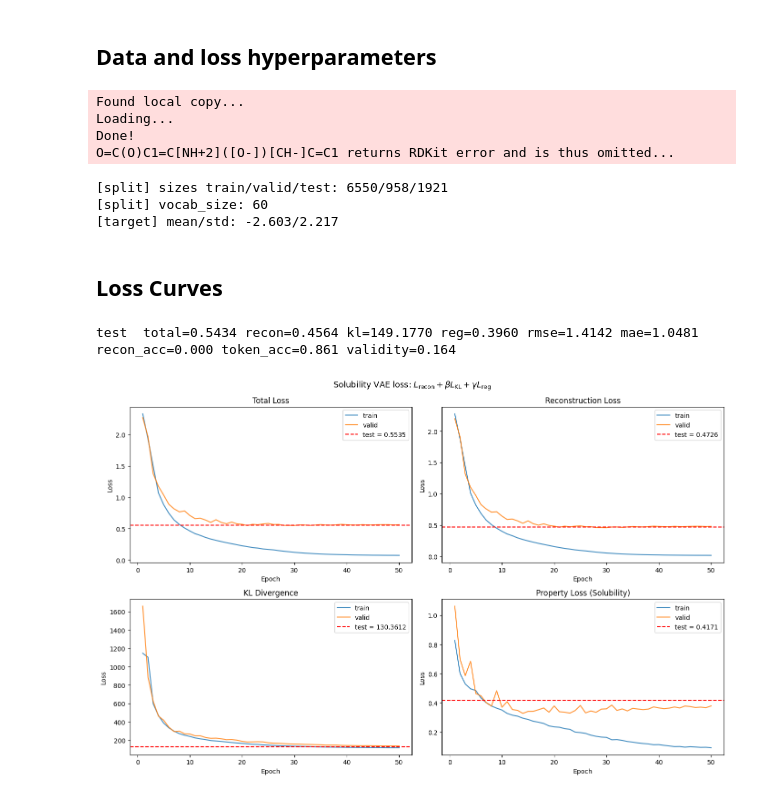
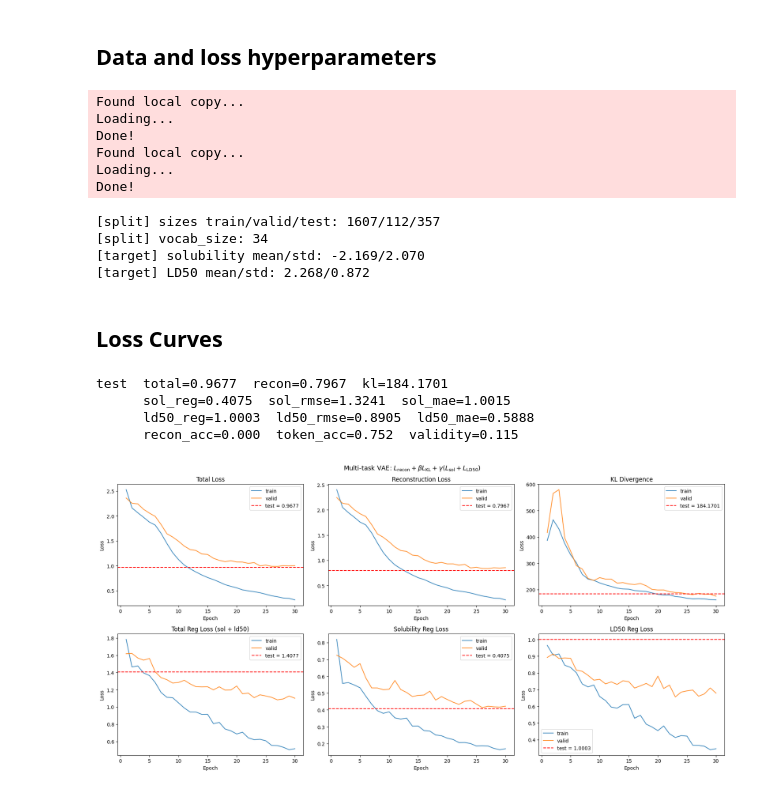
Before and after one commit to elenipsaromatis/mol-vae, a Jupyter notebook: training.ipynb, the cells around one changed output. Drawn from its saved outputs; the diff is of its cells as text; code cells hidden in the pictures.

Commit message:
update training and model files

```diff
--- a/training.ipynb
+++ b/training.ipynb
@@ -37,7 +37,7 @@ tracking uri: file:///Users/elenipsaromatis/Documents/mol-vae/notebooks/mlruns
 `MODE = "train"` retrains. `MODE = "load"` uses `LOAD_RUN_ID`.
 # %%
 MODE = "load"   # "train" or "load"
-LOAD_RUN_ID = "710f77ea270944d7804a6b54aaaa1e77"
+LOAD_RUN_ID = "604b520490aa4dfc8cd1961054095be4"
 BATCH_SIZE = 64
 # %% [markdown]
 ## Train or Load
@@ -152,24 +138,29 @@ final_beta = BETA_MAX
     char2idx,
     idx2char,
     train_labels,
-    reg_mean,
-    reg_std,
-) = build_dataloaders(batch_size=BATCH_SIZE)
+    sol_mean,
+    sol_std,
+    ld50_mean,
+    ld50_std,
+) = build_dataloaders_multitask(batch_size=BATCH_SIZE)
 # %% [output]
 Found local copy...
 Loading...
 Done!
-O=C(O)C1=C[NH+2]([O-])[CH-]C=C1 returns RDKit error and is thus omitted...
+Found local copy...
+Loading...
+Done!
-[split] sizes train/valid/test: 6550/958/1921
-[split] vocab_size: 60
-[target] mean/std: -2.603/2.217
+[split] sizes train/valid/test: 1607/112/357
+[split] vocab_size: 34
+[target] solubility mean/std: -2.169/2.070
+[target] LD50 mean/std: 2.268/0.872
 # %% [markdown]
 ## Loss Curves
 # %%
 from train import evaluate_loss
-from evaluate import evaluate, evaluate_regression
+from evaluate import evaluate, evaluate_regression, evaluate_test
 
-test_total, test_recon, test_kl, test_reg = evaluate_loss(
+test_total, test_recon, test_kl, test_reg, test_ld50 = evaluate_loss(
     model=model,
     loader=test_loader,
     beta=final_beta,
@@ -178,22 +169,28 @@ test_total, test_recon, test_kl, test_reg = evaluate_loss(
     kl_free_bits=kl_free_bits,
 )
 
-test_reg_metrics = evaluate_regression(model, test_loader, device, reg_mean, reg_std)
-test_rmse = test_reg_metrics["rmse"]
-test_mae = test_reg_metrics["mae"]
+test_sol_metrics = evaluate_regression(
+    model, test_loader, device, sol_mean, sol_std, head="reg_predictor", label_idx=0
+)
+test_ld50_metrics = evaluate_regression(
+    model, test_loader, device, ld50_mean, ld50_std, head="ld50_predictor", label_idx=1
+)
 
 test_exact_acc, test_token_acc, test_validity = evaluate(
     model, test_loader.dataset, vocab_size, device, idx2char
 )
 
 print(
-    f"test  total={test_total:.4f} recon={test_recon:.4f} kl={test_kl:.4f} "
-    f"reg={test_reg:.4f} rmse={test_rmse:.4f} mae={test_mae:.4f} "
-    f"recon_acc={test_exact_acc:.3f} token_acc={test_token_acc:.3f} "
-    f"validity={test_validity:.3f}"
+    f"test  total={test_total:.4f}  recon={test_recon:.4f}  kl={test_kl:.4f}\n"
+    f"      sol_reg={test_reg:.4f}  sol_rmse={test_sol_metrics['rmse']:.4f}  sol_mae={test_sol_metrics['mae']:.4f}\n"
+    f"      ld50_reg={test_ld50:.4f}  ld50_rmse={test_ld50_metrics['rmse']:.4f}  ld50_mae={test_ld50_metrics['mae']:.4f}\n"
+    f"      recon_acc={test_exact_acc:.3f}  token_acc={test_token_acc:.3f}  validity={test_validity:.3f}"
 )
 # %% [output]
-test  total=0.5434 recon=0.4564 kl=149.1770 reg=0.3960 rmse=1.4142 mae=1.0481 recon_acc=0.000 token_acc=0.861 validity=0.164
+test  total=0.9677  recon=0.7967  kl=184.1701
+      sol_reg=0.4075  sol_rmse=1.3241  sol_mae=1.0015
+      ld50_reg=1.0003  ld50_rmse=0.8905  ld50_mae=0.5888
+      recon_acc=0.000  token_acc=0.752  validity=0.115
 # %%
 def get_metric(metric_name):
     history = sorted(client.get_metric_history(run_id, metric_name), key=lambda m: m.step)
@@ -207,41 +204,49 @@ _, train_kl_c = get_metric("train_kl")
 _, valid_kl_c = get_metric("valid_kl")
 _, train_reg_c = get_metric("train_reg_loss")
 _, valid_reg_c = get_metric("valid_reg_loss")
+_, train_ld50_c = get_metric("train_ld50_loss")
+_, valid_ld50_c = get_metric("valid_ld50_loss")
 
-fig, axes = plt.subplots(2, 2, figsize=(14, 9))
+fig, axes = plt.subplots(2, 3, figsize=(18, 9))
 axes = axes.flatten()
 
 panels = [
     ("Total Loss",
      [(train_total_c, "train"), (valid_total_c, "valid")],
      [(test_total, "test", "red")]),
     ("Reconstruction Loss",
      [(train_recon_c, "train"), (valid_recon_c, "valid")],
      [(test_recon, "test", "red")]),
     ("KL Divergence",
      [(train_kl_c, "train"), (valid_kl_c, "valid")],
      [(test_kl, "test", "red")]),
-    ("Property Loss (Solubility)",
+    ("Total Reg Loss (sol + ld50)",
+     [(train_reg_c + train_ld50_c, "train"), (valid_reg_c + valid_ld50_c, "valid")],
+     [(test_reg + test_ld50, "test", "red")]),
+    ("Solubility Reg Loss",
      [(train_reg_c, "train"), (valid_reg_c, "valid")],
      [(test_reg, "test", "red")]),
+    ("LD50 Reg Loss",
+     [(train_ld50_c, "train"), (valid_ld50_c, "valid")],
+     [(test_ld50, "test", "red")]),
 ]
 
 for ax, (title, series, tests) in zip(axes, panels):
     for values, label in series:
         ax.plot(epochs, values, label=label, alpha=0.85)
     for te, label, color in tests:
         ax.axhline(te, color=color, linestyle="--", linewidth=1.5, label=f"{label} = {te:.4f}")
     ax.set_title(title)
     ax.set_xlabel("Epoch")
     ax.set_ylabel("Loss")
     ax.legend()
 
 fig.suptitle(
-    r"Solubility VAE loss: $L_{\mathrm{recon}} + \beta L_{\mathrm{KL}}"
-    r" + \gamma L_{\mathrm{reg}}$",
+    r"Multi-task VAE: $L_{\mathrm{recon}} + \beta L_{\mathrm{KL}}"
+    r" + \gamma (L_{\mathrm{sol}} + L_{\mathrm{LD50}})$",
     fontsize=13,
 )
 plt.tight_layout()
 plt.show()
 # %% [output]
-[figure, old version]
+[figure, new version]
```
Also changed, not shown: parts of 4 cells of this notebook, 6 other files.
